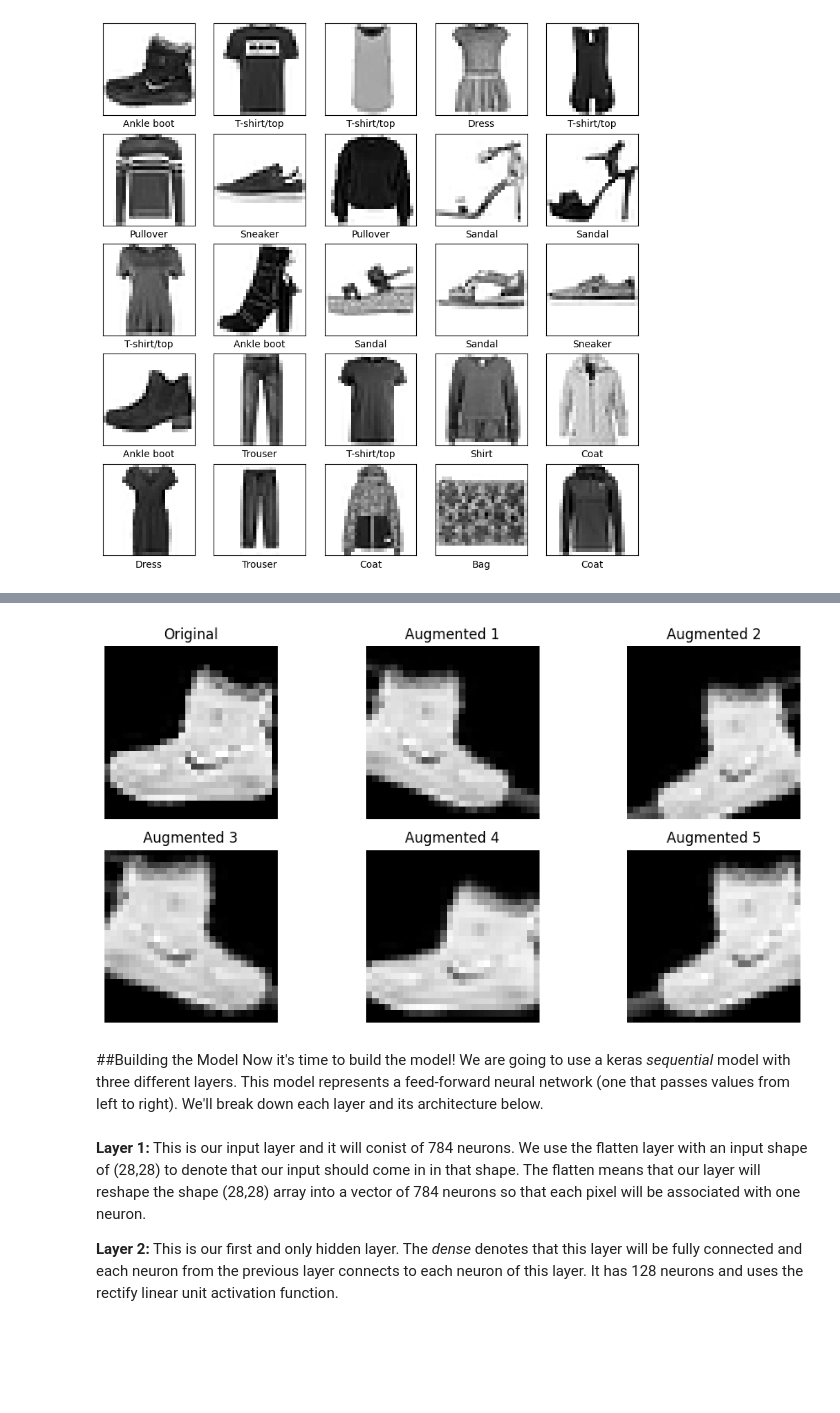
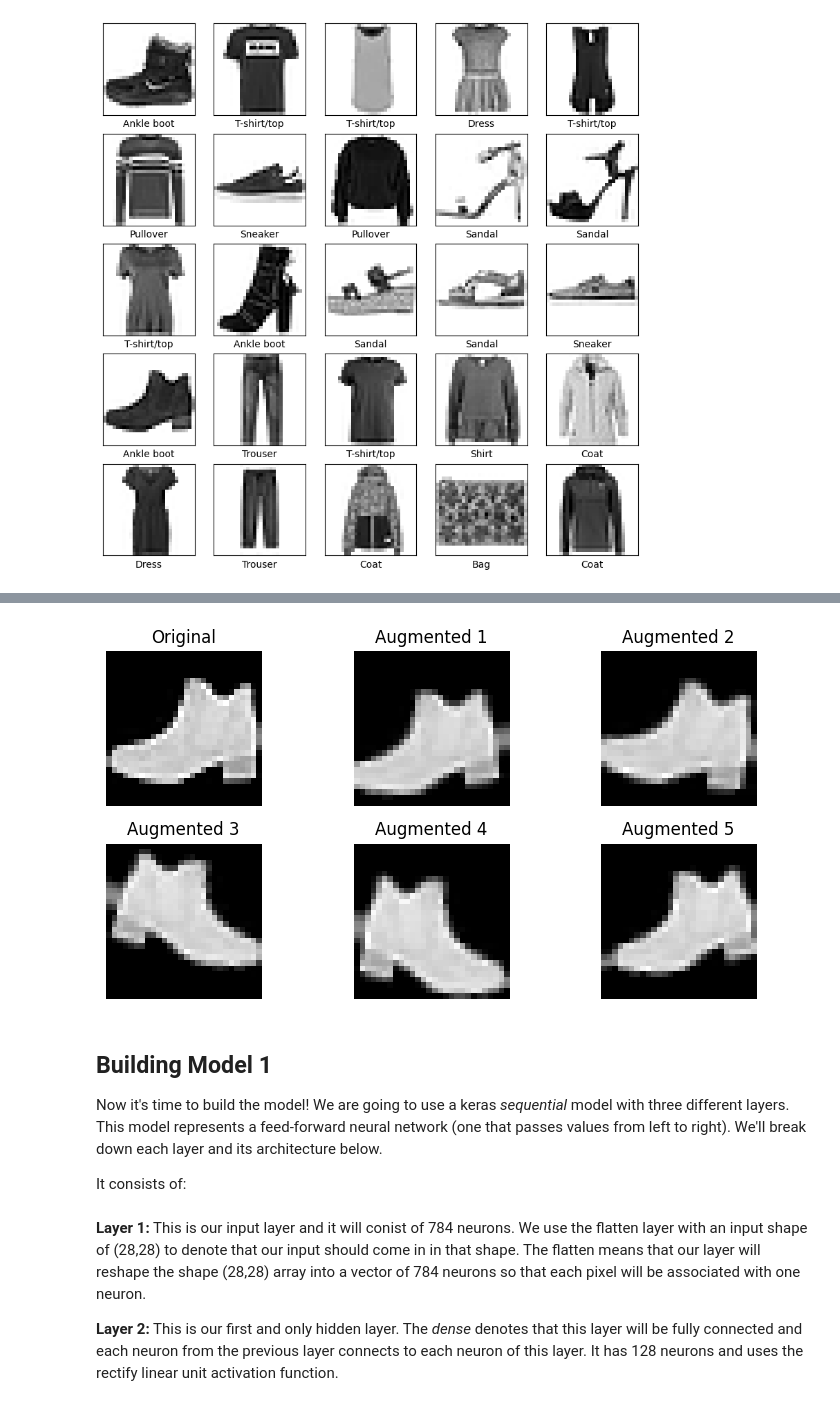
Before and after one commit to AndyH96/dense_nn, a Jupyter notebook: main.ipynb, the cells around one changed output, grey strips where cells are left out. Saved outputs shown, nothing was run; the diff lists cells and outputs as text; code cells hidden in the pictures; blank space fills up the shorter version.

```diff
--- a/main.ipynb
+++ b/main.ipynb
@@ -134,6 +164,6 @@ def preprocess_data(train_images, train_labels, test_images, test_labels):
 # %%
 # Select one image from the training set
-image = train_images[0].reshape(1, 28, 28, 1)
+image = train_images[15].reshape(1, 28, 28, 1)
 
 # Define the data augmentation generator
 train_datagen = ImageDataGenerator(
@@ -149,21 +179,23 @@ train_datagen = ImageDataGenerator(
 augmented_images = [train_datagen.flow(image, batch_size=1)[0][0] for _ in range(5)]
 # %%
 # Plot the original and augmented images
-plt.figure(figsize=(10, 5))
+plt.figure(figsize=(8, 4))
 plt.subplot(2, 3, 1)
 plt.title('Original')
 plt.imshow(image.reshape(28, 28), cmap='gray')
 plt.axis('off')
 for i, augmented_image in enumerate(augmented_images):
     plt.subplot(2, 3, i + 2)
     plt.title(f'Augmented {i+1}')
     plt.imshow(augmented_image.reshape(28, 28), cmap='gray')
     plt.axis('off')
 plt.tight_layout()
 plt.show()
 # %% [output]
-[figure, old version]
+[figure, new version]
 # %% [markdown]
-##Building the Model
+## Building Model 1
 Now it's time to build the model! We are going to use a keras *sequential* model with three different layers. This model represents a feed-forward neural network (one that passes values from left to right). We'll break down each layer and its architecture below.
+
+It consists of:
 # %%
```
Also changed, not shown: parts of 19 cells of this notebook.
